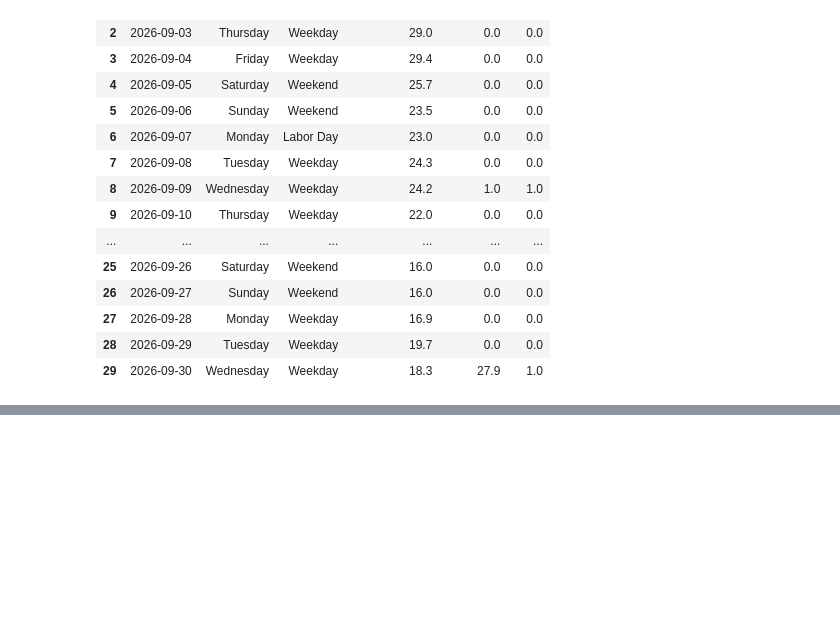
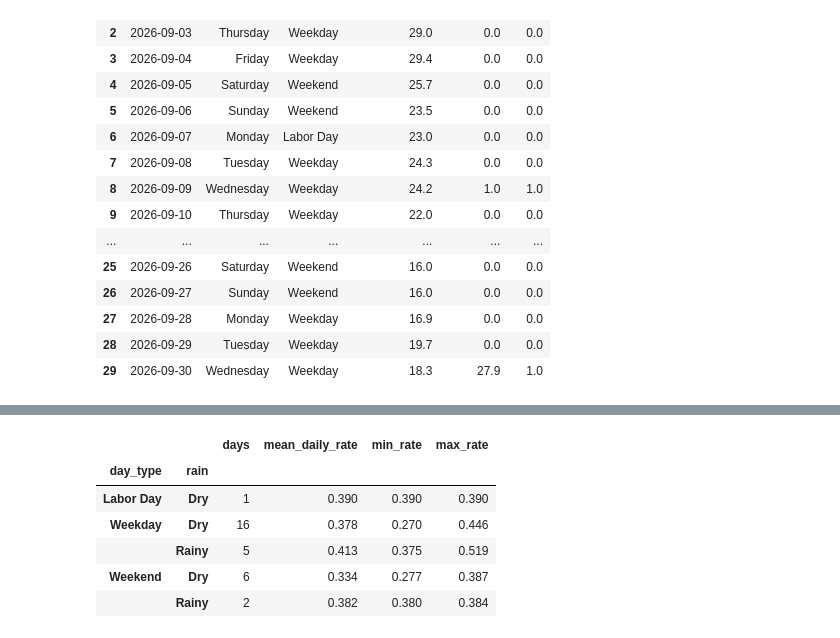
Before and after one commit to Danielchf2006/Divvy-riders-, a Jupyter notebook: notebooks/05_weather_daytype_mimi.ipynb, the cells around one changed output, grey strips where cells are left out. Saved outputs shown, nothing was run; the diff lists cells and outputs as text; code cells hidden in the pictures; blank space fills up the shorter version.

```diff
--- a/notebooks/05_weather_daytype_mimi.ipynb
+++ b/notebooks/05_weather_daytype_mimi.ipynb
@@ -69,0 +111,14 @@ Name: count, dtype: int64
+# %%
+daily.groupby(['day_type', 'rain']).agg(
+    days=('date', 'size'),
+    mean_daily_rate=('full_recovery_rate', 'mean'),
+    min_rate=('full_recovery_rate', 'min'),
+    max_rate=('full_recovery_rate', 'max')).round(3)
+# %% [output]
+|  |  | days | mean_daily_rate | min_rate | max_rate |
+| day_type | rain |  |  |  |  |
+| Labor Day | Dry | 1 | 0.390 | 0.390 | 0.390 |
+| Weekday | Dry | 16 | 0.378 | 0.270 | 0.446 |
+|  | Rainy | 5 | 0.413 | 0.375 | 0.519 |
+| Weekend | Dry | 6 | 0.334 | 0.277 | 0.387 |
+|  | Rainy | 2 | 0.382 | 0.380 | 0.384 |
```
Also changed, not shown: parts of 3 cells of this notebook.
